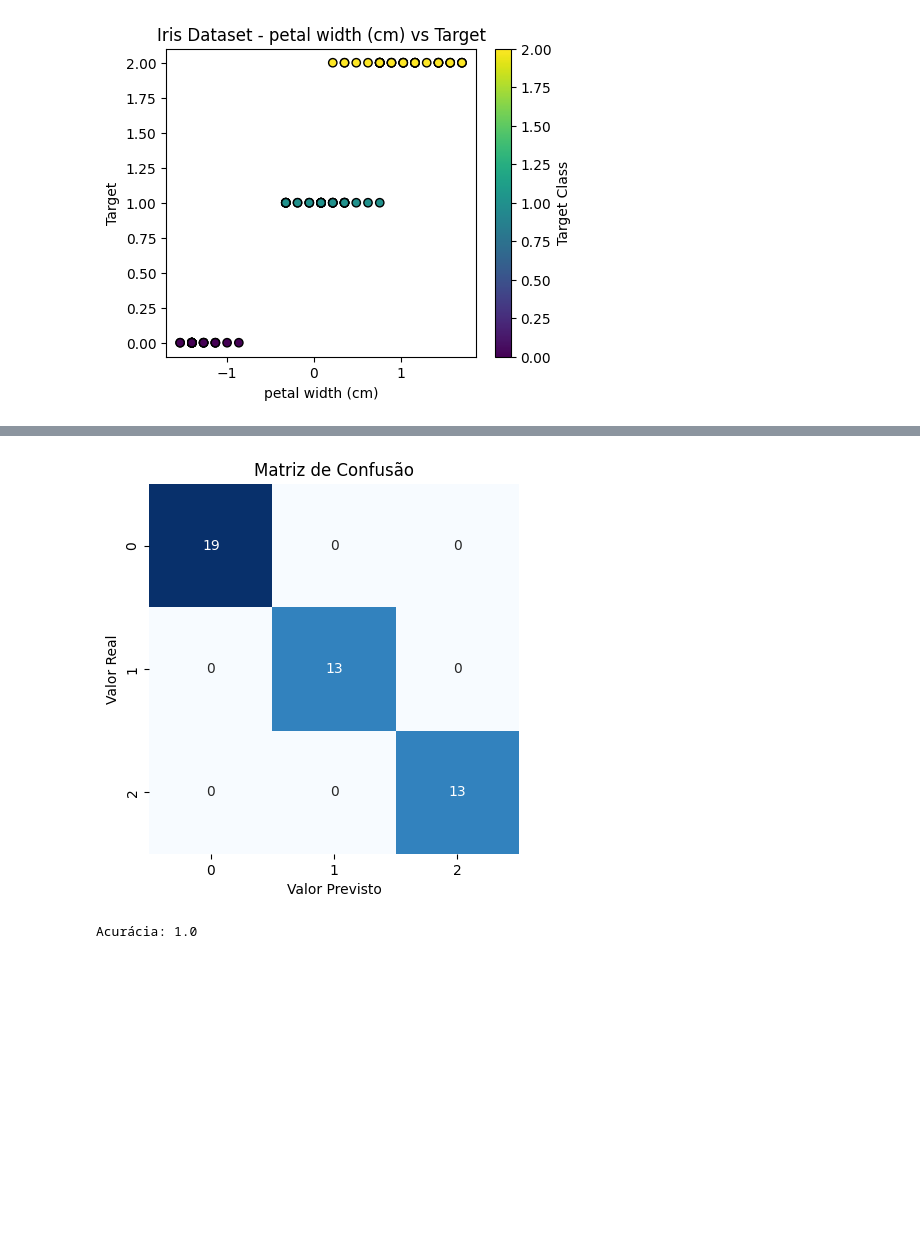
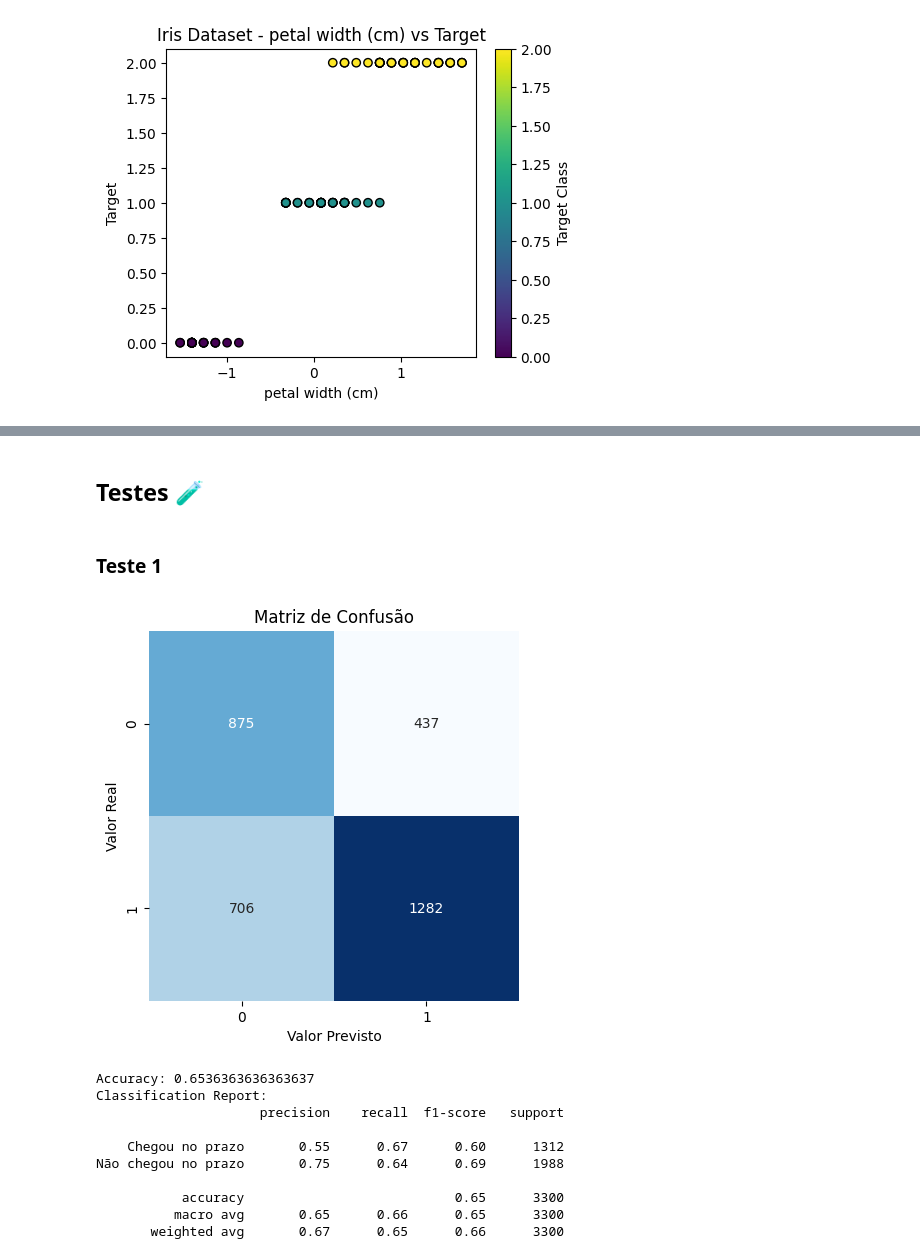
Before and after one commit to Gabriel-Paes/ml-classification, a Jupyter notebook: knn.ipynb, the cells around one changed output, grey strips where cells are left out. Cells and saved outputs as stored; diff of their text form; code cells hidden in the pictures; blank space fills up the shorter version.

Commit message:
Adding Shipping dataset and finish :tada:

```diff
--- a/knn.ipynb
+++ b/knn.ipynb
@@ -19,0 +126,14 @@ y = iris.target
+# %%
+warehouse_block_map = {'A': 0, 'B': 1, 'C': 2, 'D': 3, 'E': 4}
+mode_of_shipment_map = {'Ship': 0, 'Flight': 1, 'Road': 2}
+product_importance_map = {'low': 0, 'medium': 1, 'high': 2}
+gender_map = {'F': 0, 'M': 1}
+
+dataset = dataset.with_columns([
+    pl.col('Warehouse_block').replace(warehouse_block_map).alias('Warehouse_block'),
+    pl.col('Mode_of_Shipment').replace(mode_of_shipment_map).alias('Mode_of_Shipment'),
+    pl.col('Product_importance').replace(product_importance_map).alias('Product_importance'),
+    pl.col('Gender').replace(gender_map).alias('Gender')
+])
+
+dataset
@@ -20,3 +160,7 @@ y = iris.target
+# %%
+X = dataset.drop(target)
+y = dataset.select(pl.col(target))
+y = np.ravel(y)
 # %%
 # Dividindo os dados em conjunto de treinamento e conjunto de teste
 X_train, X_test, y_train, y_test = train_test_split(X, y, test_size=0.3, random_state=42)
@@ -34,6 +177,9 @@ knn_classifier.fit(X_train_scaled, y_train)
 
 # Fazendo previsões no conjunto de teste
 y_pred = knn_classifier.predict(X_test_scaled)
+# %%
+# Definindo target names
+target_names = ['Chegou no prazo', 'Não chegou no prazo']
 # %%
 # Avaliando o modelo
 accuracy = accuracy_score(y_test, y_pred)
@@ -73,21 +275,44 @@ for feature_index in range(X_train_scaled.shape[1]):
+# %% [markdown]
+## Testes 🧪
+# %% [markdown]
+### Teste 1
 # %%
-from sklearn.metrics import confusion_matrix, accuracy_score
+# Inicializando o classificador KNN Teste 1
+knn_classifier_test_1 = KNeighborsClassifier(algorithm='auto', n_neighbors=11, p=2, weights='uniform')
+
+# Treinando o modelo
+knn_classifier_test_1.fit(X_train_scaled, y_train)
+
+# Fazendo previsões no conjunto de teste
+y_pred_test_1 = knn_classifier_test_1.predict(X_test_scaled)
+
+# Avaliando o modelo
+accuracy_test_1 = accuracy_score(y_test, y_pred_test_1)
+class_report_test_1 = classification_report(y_test, y_pred_test_1, target_names=target_names)
 
 # Calculando a matriz de confusão
-cm = confusion_matrix(y_test, y_pred)
-
-# Obtendo os valores da matriz de confusão
-#tn, fp, fn, tp = cm.ravel()
+cm = confusion_matrix(y_test, y_pred_test_1)
 
 # Plotando a matriz de confusão
 sns.heatmap(cm, annot=True, fmt='d', cmap='Blues', cbar=False, square=True)
 plt.xlabel('Valor Previsto')
 plt.ylabel('Valor Real')
 plt.title('Matriz de Confusão')
 plt.show()
 
-# Exibindo a acurácia
-print('Acurácia:', accuracy)
+# Exibindo os resultados
+print(f"Accuracy: {accuracy_test_1}")
+print("Classification Report:")
+print(class_report_test_1)
 # %% [output]
-[figure, old version]
+[figure, new version]
-Acurácia: 1.0
+Accuracy: 0.6536363636363637
+Classification Report:
+                     precision    recall  f1-score   support
+
+    Chegou no prazo       0.55      0.67      0.60      1312
+Não chegou no prazo       0.75      0.64      0.69      1988
+
+           accuracy                           0.65      3300
+          macro avg       0.65      0.66      0.65      3300
+       weighted avg       0.67      0.65      0.66      3300
```
Also changed, not shown: parts of 24 cells of this notebook.
